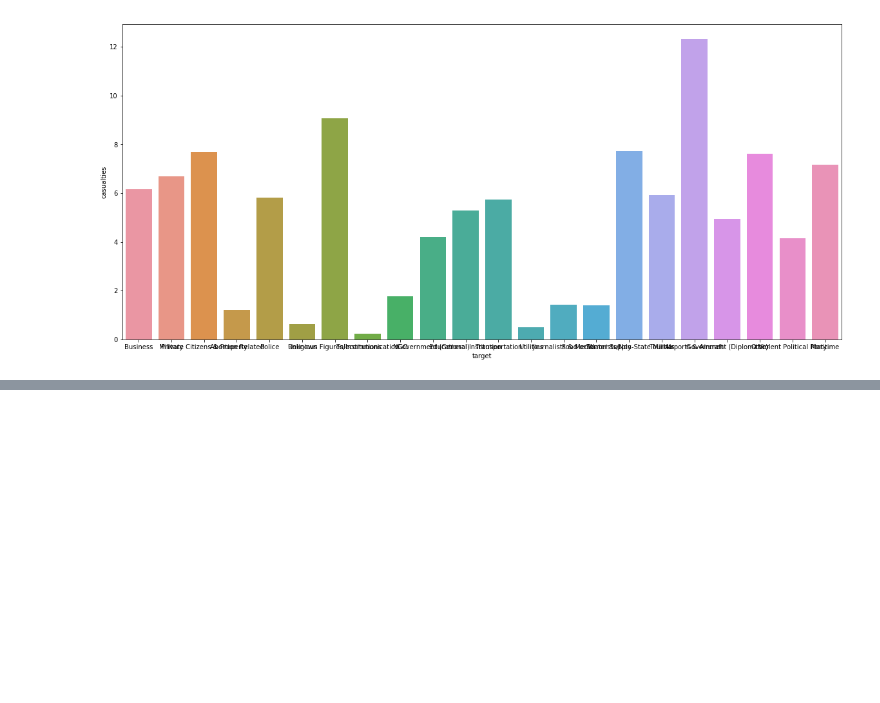
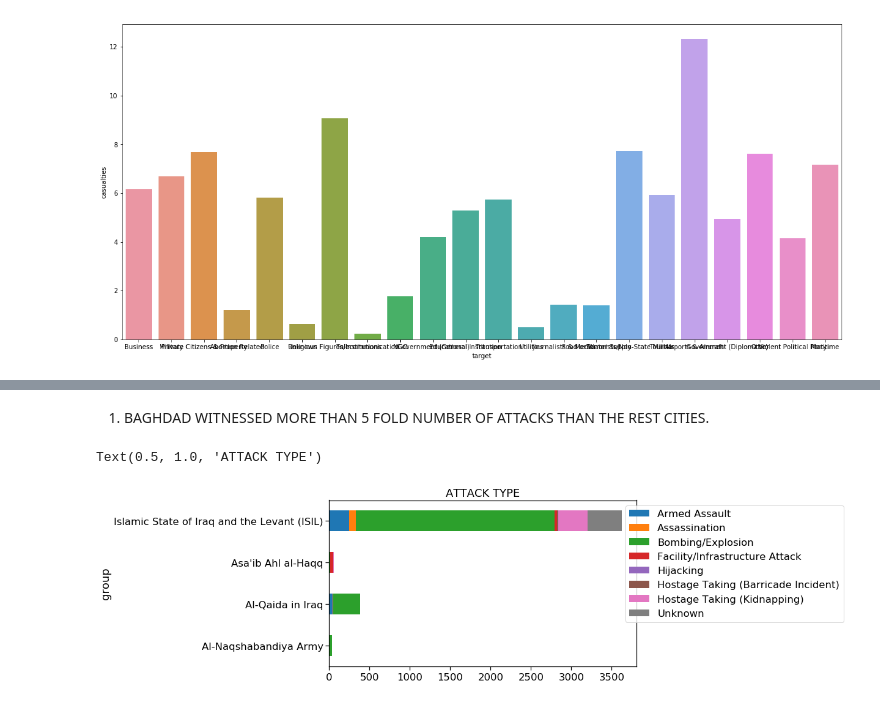
Before and after one commit to GlobsynProject/Analysis-of-Terrorism, a Jupyter notebook: Data analysis of global terrorism attack-checkpoint.ipynb, the cells around one changed output, grey strips where cells are left out. Saved outputs shown, nothing was run; the diff lists cells and outputs as text; code cells hidden in the pictures; blank space fills up the shorter version.

```diff
--- a/Data analysis of global terrorism attack-checkpoint.ipynb
+++ b/Data analysis of global terrorism attack-checkpoint.ipynb
@@ -118,0 +159,10 @@ sns.barplot(data=data,x='target',y='casualties',ci=None)
+# %% [markdown]
+1. BAGHDAD WITNESSED MORE THAN 5 FOLD NUMBER OF ATTACKS THAN THE REST CITIES.
+# %%
+v1=Iraq[Iraq['group'].isin(Iraq['group'].value_counts()[1:5].index)]
+pd.crosstab(v1['group'],v1['attack']).plot.barh(stacked=True,figsize=(9,5),width=0.5)
+plt.legend(loc=9,bbox_to_anchor=(1.32,1))
+plt.title("ATTACK TYPE")
+# %% [output]
+Text(0.5, 1.0, 'ATTACK TYPE')
+[figure, added]
```
Also changed, not shown: parts of 19 cells of this notebook.
